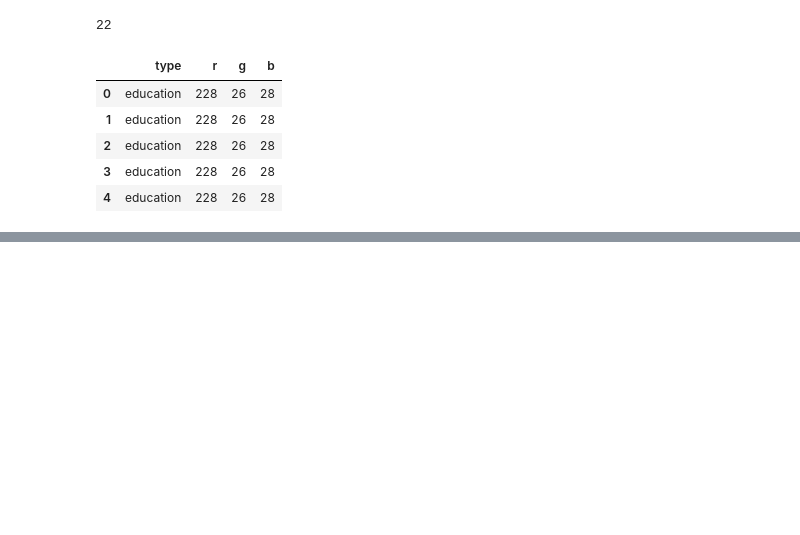
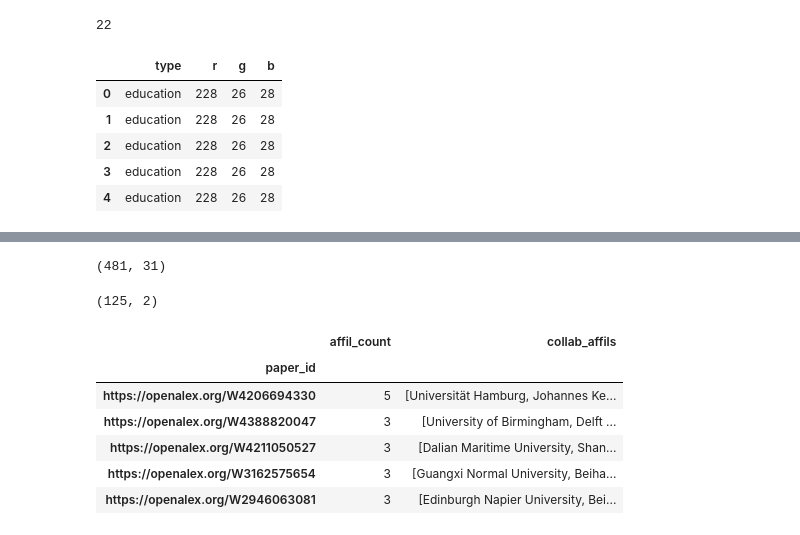
Before and after one commit to doolingdavidrs21/openalex-jamming-gpt4, a Jupyter notebook: updatechart.ipynb, the cells around one changed output, grey strips where cells are left out. Cells and saved outputs as stored; diff of their text form; code cells hidden in the pictures; blank space fills up the shorter version.

```diff
--- a/updatechart.ipynb
+++ b/updatechart.ipynb
@@ -264,0 +293,30 @@ need to add in an arclayer showing the collaboration links, maybe add in a heatm
+# %%
+da = dftriple[dftriple['paper_cluster'] == selected_cluster].copy()
+da.shape
+# %% [output]
+(481, 31)
+# %%
+dv = da.groupby('paper_id')['display_name'].apply(lambda x: len(set(x.values))).to_frame()
+dc = da.groupby('paper_id')['display_name'].apply(lambda x: list(set(x.values))).to_frame()
+# %%
+dc.columns = ['collab_affils']
+dv.columns = ['affil_count']
+dv['collab_affils'] = dc['collab_affils']
+dv.sort_values('affil_count', ascending=False, inplace=True)
+#di = dfinfo.loc[dv.index].copy()
+#di['country_count'] = dv['country_count']
+#    di['collab_countries'] = dv['collab_countries']
+# %%
+dv.shape
+# %% [output]
+(125, 2)
+# %%
+dv.head()
+# %% [output]
+|  | affil_count | collab_affils |
+| paper_id |  |  |
+| https://openalex.org/W4206694330 | 5 | [Universität Hamburg, Johannes Ke... |
+| https://openalex.org/W4388820047 | 3 | [University of Birmingham, Delft ... |
+| https://openalex.org/W4211050527 | 3 | [Dalian Maritime University, Shan... |
+| https://openalex.org/W3162575654 | 3 | [Guangxi Normal University, Beiha... |
+| https://openalex.org/W2946063081 | 3 | [Edinburgh Napier University, Bei... |
```
Also changed, not shown: parts of 7 cells of this notebook.
